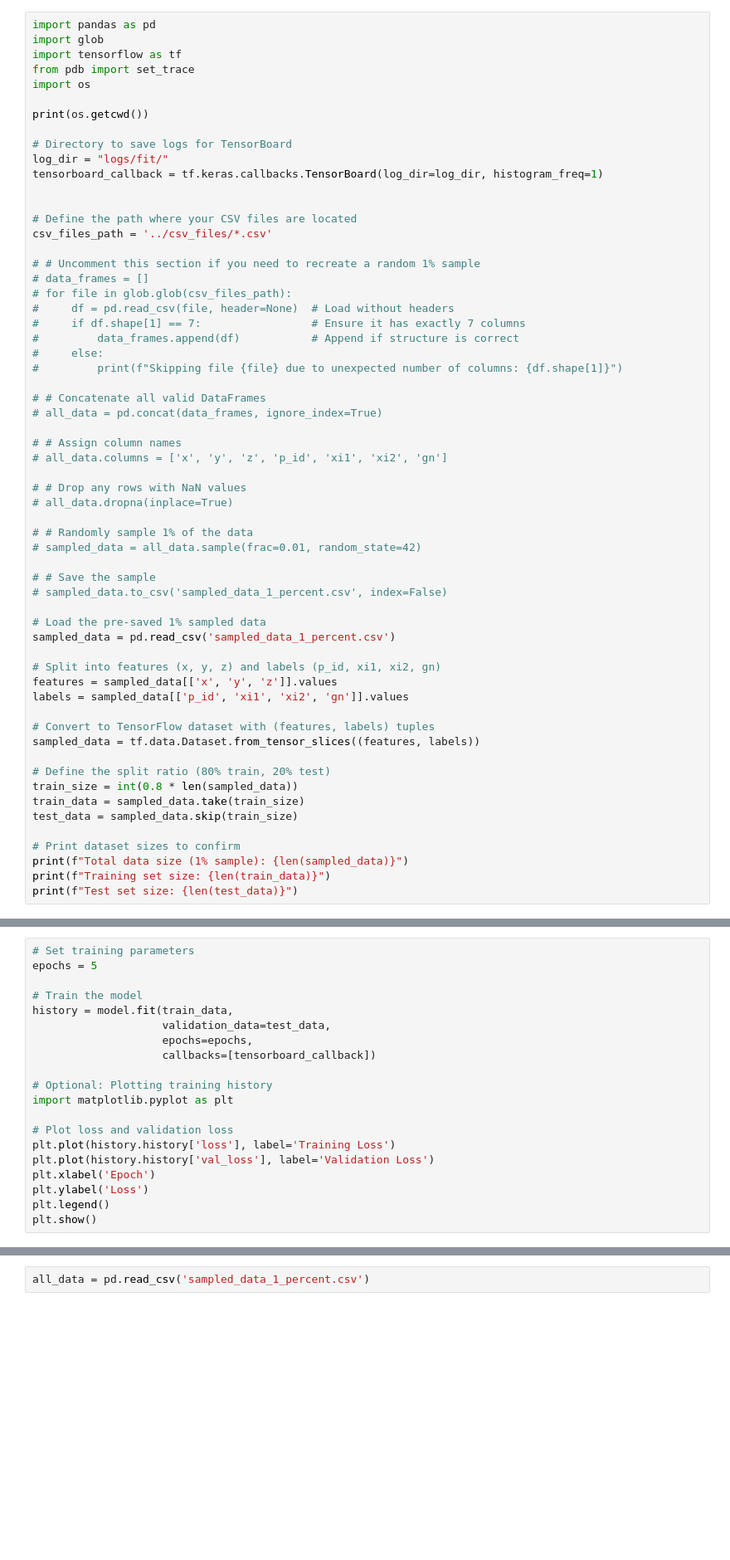
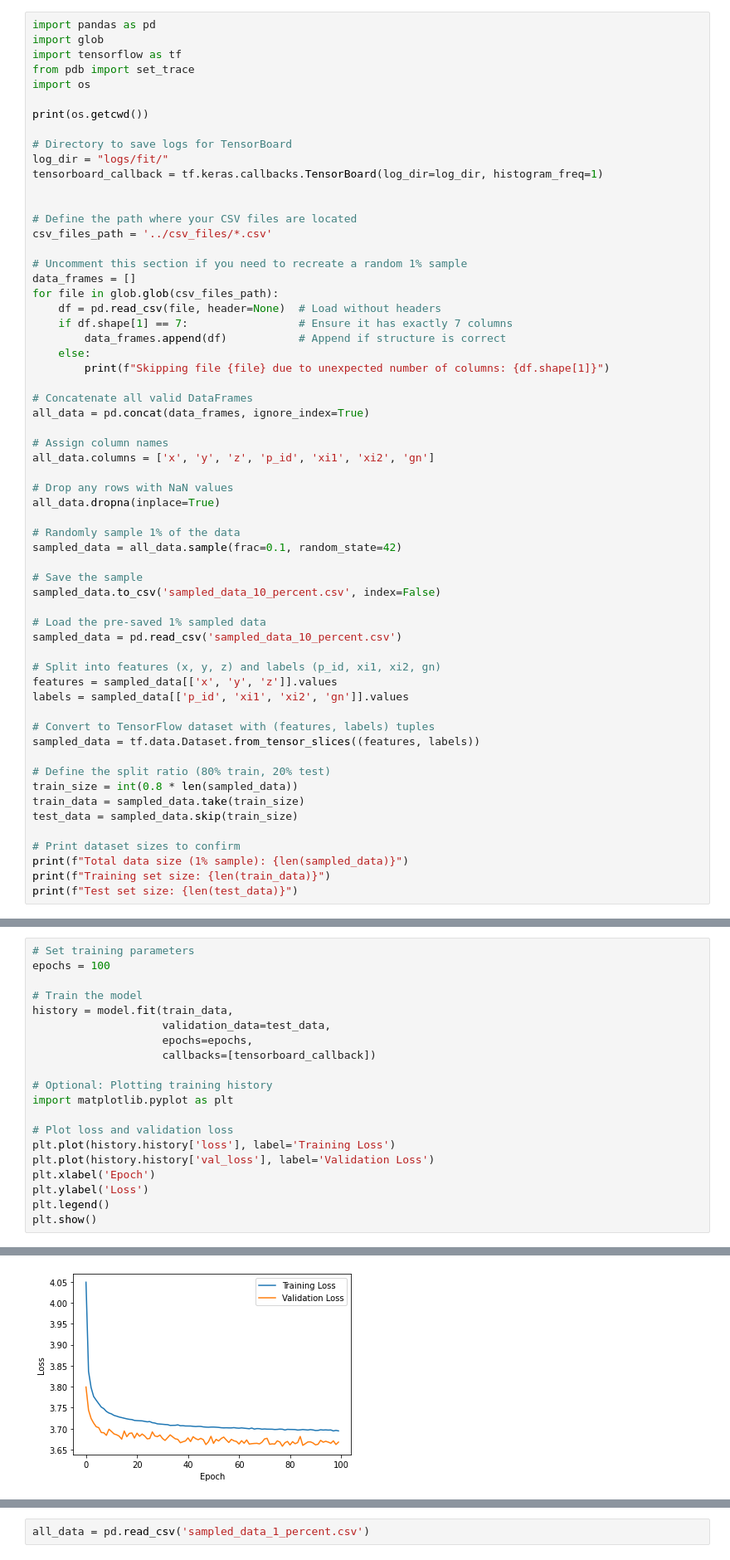
Before and after one commit to cas91010491/fem, a Jupyter notebook: Accelerated_Contact_Detection/ANN_Diego_classif_regression.ipynb, the cells around one changed output, grey strips where cells are left out. Shown at 83% size. Cells and saved outputs as stored; diff of their text form; blank space fills up the shorter version.

```diff
--- a/Accelerated_Contact_Detection/ANN_Diego_classif_regression.ipynb
+++ b/Accelerated_Contact_Detection/ANN_Diego_classif_regression.ipynb
@@ -15,32 +15,32 @@ tensorboard_callback = tf.keras.callbacks.TensorBoard(log_dir=log_dir, histogram
 # Define the path where your CSV files are located
 csv_files_path = '../csv_files/*.csv'
 
-# # Uncomment this section if you need to recreate a random 1% sample
-# data_frames = []
-# for file in glob.glob(csv_files_path):
-#     df = pd.read_csv(file, header=None)  # Load without headers
-#     if df.shape[1] == 7:                 # Ensure it has exactly 7 columns
-#         data_frames.append(df)           # Append if structure is correct
-#     else:
-#         print(f"Skipping file {file} due to unexpected number of columns: {df.shape[1]}")
+# Uncomment this section if you need to recreate a random 1% sample
+data_frames = []
+for file in glob.glob(csv_files_path):
+    df = pd.read_csv(file, header=None)  # Load without headers
+    if df.shape[1] == 7:                 # Ensure it has exactly 7 columns
+        data_frames.append(df)           # Append if structure is correct
+    else:
+        print(f"Skipping file {file} due to unexpected number of columns: {df.shape[1]}")
 
-# # Concatenate all valid DataFrames
-# all_data = pd.concat(data_frames, ignore_index=True)
+# Concatenate all valid DataFrames
+all_data = pd.concat(data_frames, ignore_index=True)
 
-# # Assign column names
-# all_data.columns = ['x', 'y', 'z', 'p_id', 'xi1', 'xi2', 'gn']
+# Assign column names
+all_data.columns = ['x', 'y', 'z', 'p_id', 'xi1', 'xi2', 'gn']
 
-# # Drop any rows with NaN values
-# all_data.dropna(inplace=True)
+# Drop any rows with NaN values
+all_data.dropna(inplace=True)
 
-# # Randomly sample 1% of the data
-# sampled_data = all_data.sample(frac=0.01, random_state=42)
+# Randomly sample 1% of the data
+sampled_data = all_data.sample(frac=0.1, random_state=42)
 
-# # Save the sample
-# sampled_data.to_csv('sampled_data_1_percent.csv', index=False)
+# Save the sample
+sampled_data.to_csv('sampled_data_10_percent.csv', index=False)
 
 # Load the pre-saved 1% sampled data
-sampled_data = pd.read_csv('sampled_data_1_percent.csv')
+sampled_data = pd.read_csv('sampled_data_10_percent.csv')
 
 # Split into features (x, y, z) and labels (p_id, xi1, xi2, gn)
 features = sampled_data[['x', 'y', 'z']].values
@@ -168,6 +223,6 @@ model.summary()
 # %%
 # Set training parameters
-epochs = 5
+epochs = 100
 
 # Train the model
 history = model.fit(train_data,
@@ -185,3 +240,4 @@ plt.xlabel('Epoch')
 plt.ylabel('Loss')
 plt.legend()
 plt.show()
+# %% [output]
@@ -188,3 +261,4 @@ plt.show()
+[figure, added]
 # %%
 import numpy as np
 
```
Also changed, not shown: parts of 5 cells of this notebook, 36 other files.
